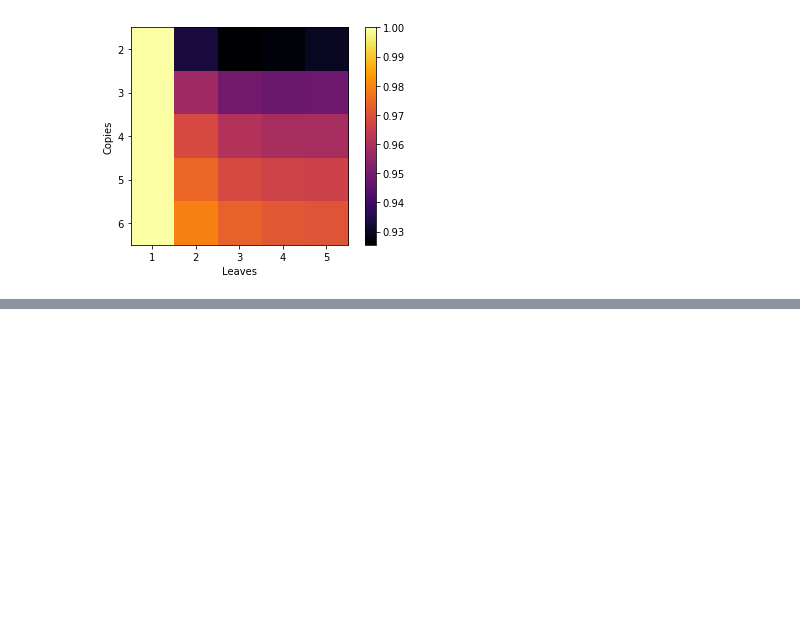
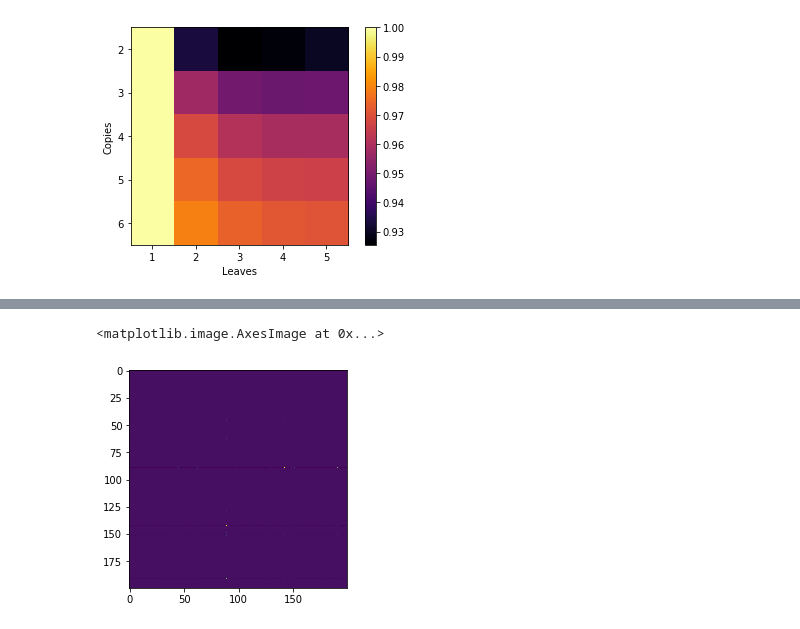
Before and after one commit to PhilChodrow/multigraph_moments, a Jupyter notebook: convergence_fig.ipynb, the cells around one changed output, grey strips where cells are left out. Drawn from its saved outputs; the diff is of its cells as text; code cells hidden in the pictures; blank space fills up the shorter version.

```diff
--- a/convergence_fig.ipynb
+++ b/convergence_fig.ipynb
@@ -310,0 +362,5 @@ b_ = root(lambda b: opt.degree_estimate(b) - d, x0 = np.ones(n))['x']
+# %%
+plt.imshow(J)
+# %% [output]
+<matplotlib.image.AxesImage at 0x...>
+[figure, added]
```
Also changed, not shown: parts of 12 cells of this notebook, 2 other files.
